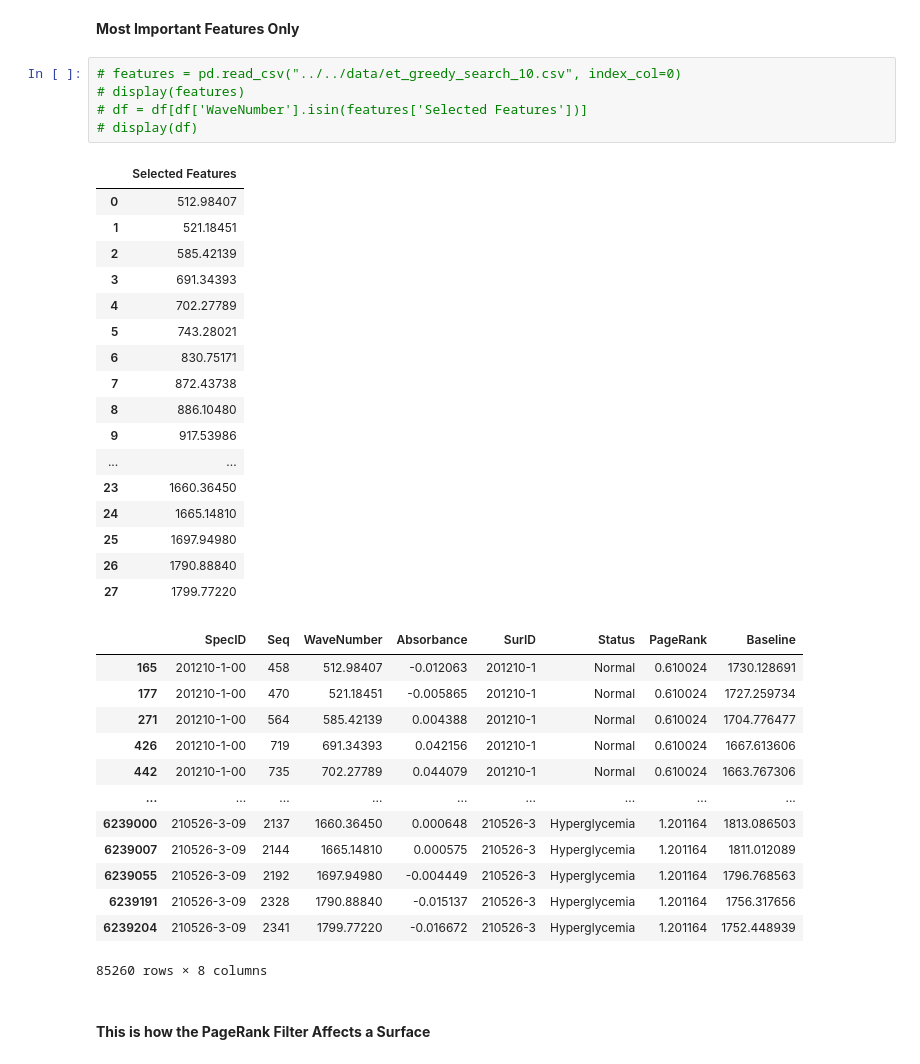
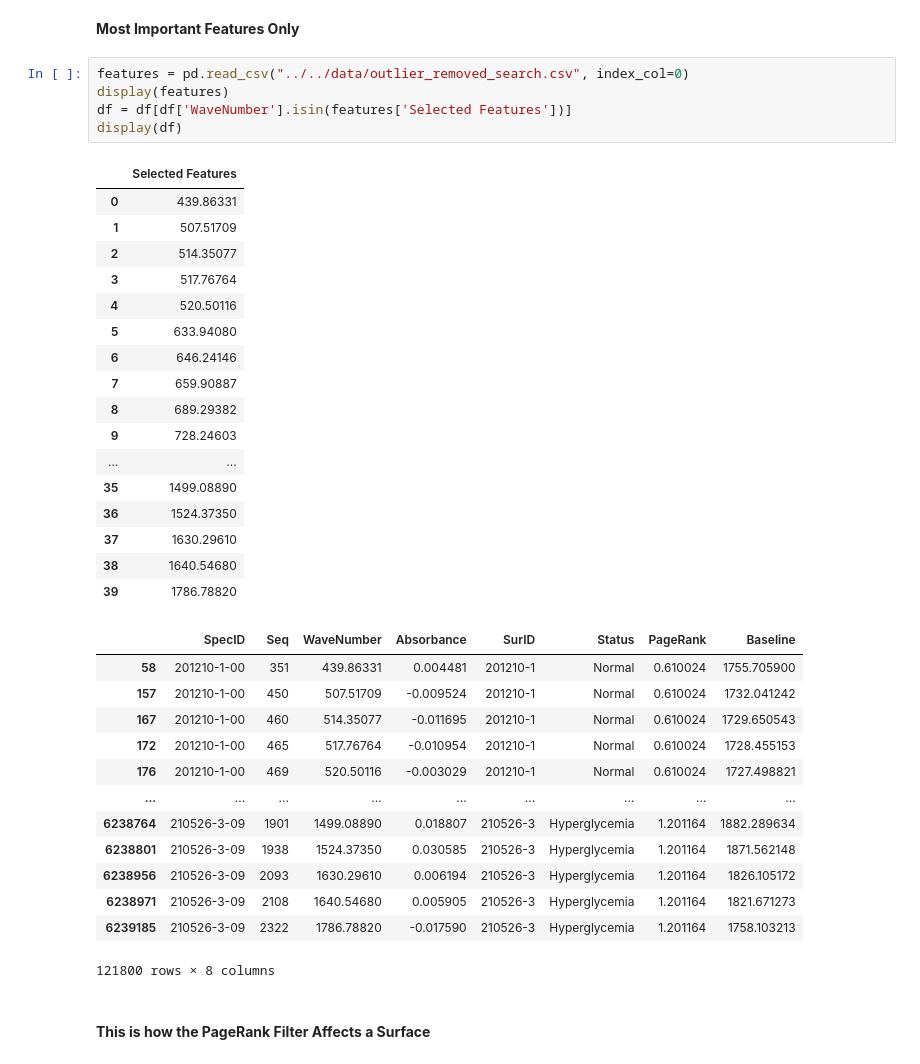
Before and after one commit to Spuced/Final_Year_Project_Github_Clone, a Jupyter notebook: GroupKFold_feature_engineering/quick_evaluation.ipynb, the cells around one changed output. Saved outputs shown, nothing was run; the diff lists cells and outputs as text.

```diff
--- a/GroupKFold_feature_engineering/quick_evaluation.ipynb
+++ b/GroupKFold_feature_engineering/quick_evaluation.ipynb
@@ -165,41 +165,41 @@ df
 # %% [markdown]
 **Most Important Features Only**
 # %%
-# features = pd.read_csv("../../data/et_greedy_search_10.csv", index_col=0)
-# display(features)
-# df = df[df['WaveNumber'].isin(features['Selected Features'])]
-# display(df)
+features = pd.read_csv("../../data/outlier_removed_search.csv", index_col=0)
+display(features)
+df = df[df['WaveNumber'].isin(features['Selected Features'])]
+display(df)
 # %% [output]
 |  | Selected Features |
-| 0 | 512.98407 |
-| 1 | 521.18451 |
-| 2 | 585.42139 |
-| 3 | 691.34393 |
-| 4 | 702.27789 |
-| 5 | 743.28021 |
-| 6 | 830.75171 |
-| 7 | 872.43738 |
-| 8 | 886.10480 |
-| 9 | 917.53986 |
+| 0 | 439.86331 |
+| 1 | 507.51709 |
+| 2 | 514.35077 |
+| 3 | 517.76764 |
+| 4 | 520.50116 |
+| 5 | 633.94080 |
+| 6 | 646.24146 |
+| 7 | 659.90887 |
+| 8 | 689.29382 |
+| 9 | 728.24603 |
 | ... | ... |
-| 23 | 1660.36450 |
-| 24 | 1665.14810 |
-| 25 | 1697.94980 |
-| 26 | 1790.88840 |
-| 27 | 1799.77220 |
+| 35 | 1499.08890 |
+| 36 | 1524.37350 |
+| 37 | 1630.29610 |
+| 38 | 1640.54680 |
+| 39 | 1786.78820 |
 |  | SpecID | Seq | WaveNumber | Absorbance | SurID | Status | PageRank | Baseline |
-| 165 | 201210-1-00 | 458 | 512.98407 | -0.012063 | 201210-1 | Normal | 0.610024 | 1730.128691 |
-| 177 | 201210-1-00 | 470 | 521.18451 | -0.005865 | 201210-1 | Normal | 0.610024 | 1727.259734 |
-| 271 | 201210-1-00 | 564 | 585.42139 | 0.004388 | 201210-1 | Normal | 0.610024 | 1704.776477 |
-| 426 | 201210-1-00 | 719 | 691.34393 | 0.042156 | 201210-1 | Normal | 0.610024 | 1667.613606 |
-| 442 | 201210-1-00 | 735 | 702.27789 | 0.044079 | 201210-1 | Normal | 0.610024 | 1663.767306 |
+| 58 | 201210-1-00 | 351 | 439.86331 | 0.004481 | 201210-1 | Normal | 0.610024 | 1755.705900 |
+| 157 | 201210-1-00 | 450 | 507.51709 | -0.009524 | 201210-1 | Normal | 0.610024 | 1732.041242 |
+| 167 | 201210-1-00 | 460 | 514.35077 | -0.011695 | 201210-1 | Normal | 0.610024 | 1729.650543 |
+| 172 | 201210-1-00 | 465 | 517.76764 | -0.010954 | 201210-1 | Normal | 0.610024 | 1728.455153 |
+| 176 | 201210-1-00 | 469 | 520.50116 | -0.003029 | 201210-1 | Normal | 0.610024 | 1727.498821 |
 | ... | ... | ... | ... | ... | ... | ... | ... | ... |
-| 6239000 | 210526-3-09 | 2137 | 1660.36450 | 0.000648 | 210526-3 | Hyperglycemia | 1.201164 | 1813.086503 |
-| 6239007 | 210526-3-09 | 2144 | 1665.14810 | 0.000575 | 210526-3 | Hyperglycemia | 1.201164 | 1811.012089 |
-| 6239055 | 210526-3-09 | 2192 | 1697.94980 | -0.004449 | 210526-3 | Hyperglycemia | 1.201164 | 1796.768563 |
-| 6239191 | 210526-3-09 | 2328 | 1790.88840 | -0.015137 | 210526-3 | Hyperglycemia | 1.201164 | 1756.317656 |
-| 6239204 | 210526-3-09 | 2341 | 1799.77220 | -0.016672 | 210526-3 | Hyperglycemia | 1.201164 | 1752.448939 |
+| 6238764 | 210526-3-09 | 1901 | 1499.08890 | 0.018807 | 210526-3 | Hyperglycemia | 1.201164 | 1882.289634 |
+| 6238801 | 210526-3-09 | 1938 | 1524.37350 | 0.030585 | 210526-3 | Hyperglycemia | 1.201164 | 1871.562148 |
+| 6238956 | 210526-3-09 | 2093 | 1630.29610 | 0.006194 | 210526-3 | Hyperglycemia | 1.201164 | 1826.105172 |
+| 6238971 | 210526-3-09 | 2108 | 1640.54680 | 0.005905 | 210526-3 | Hyperglycemia | 1.201164 | 1821.671273 |
+| 6239185 | 210526-3-09 | 2322 | 1786.78820 | -0.017590 | 210526-3 | Hyperglycemia | 1.201164 | 1758.103213 |
-85260 rows × 8 columns
+121800 rows × 8 columns
 # %% [markdown]
 #### **This is how the PageRank Filter Affects a Surface**
 # %%
```
Also changed, not shown: parts of 9 cells of this notebook, 1 other file.
